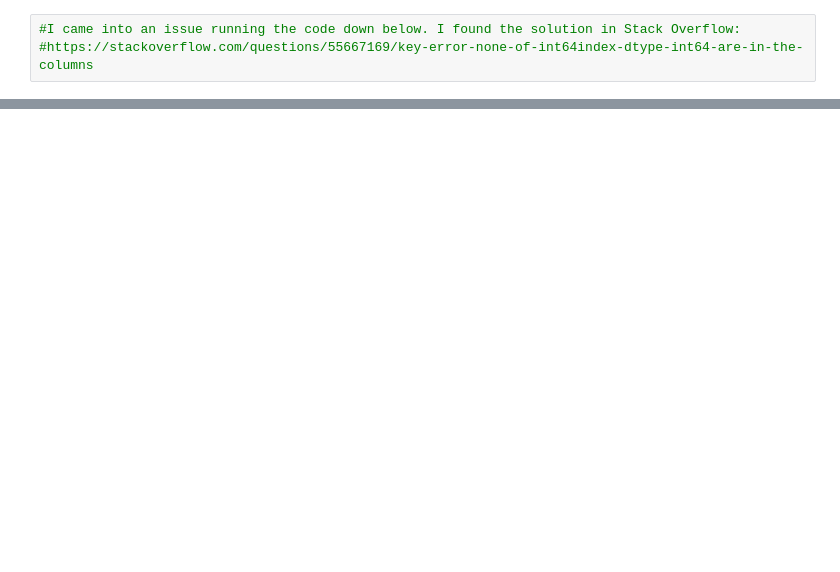
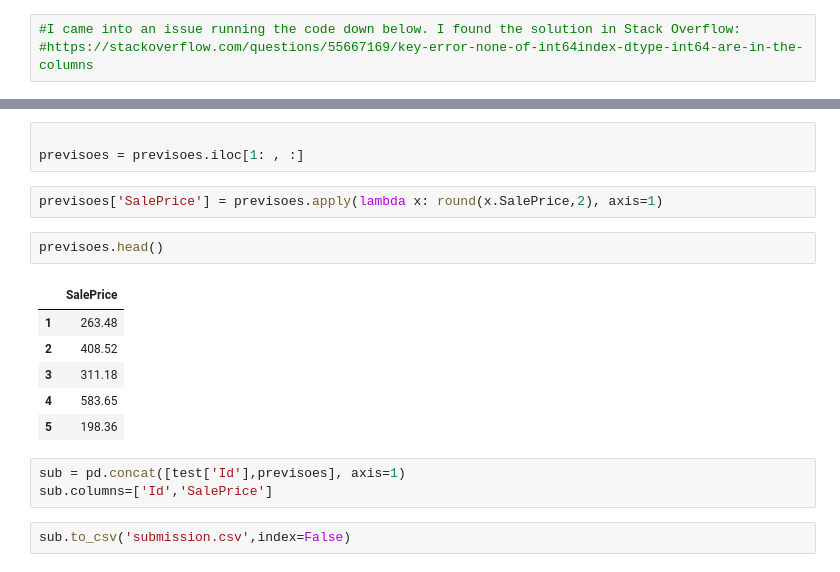
Before and after one commit to geeklicantropo/PORTFOLIO-Data-Science-In-Progress-, a Jupyter notebook: House Prices - Advanced Regression Techniques/House Price Prediction.ipynb, the cells around one changed output, grey strips where cells are left out. Cells and saved outputs as stored; diff of their text form; blank space fills up the shorter version.

```diff
--- a/House Prices - Advanced Regression Techniques/House Price Prediction.ipynb
+++ b/House Prices - Advanced Regression Techniques/House Price Prediction.ipynb
@@ -690,0 +563,19 @@ outputs.shape
+# %%
+
+previsoes = previsoes.iloc[1: , :]
+# %%
+previsoes['SalePrice'] = previsoes.apply(lambda x: round(x.SalePrice,2), axis=1)
+# %%
+previsoes.head()
+# %% [output]
+|  | SalePrice |
+| 1 | 263.48 |
+| 2 | 408.52 |
+| 3 | 311.18 |
+| 4 | 583.65 |
+| 5 | 198.36 |
+# %%
+sub = pd.concat([test['Id'],previsoes], axis=1)
+sub.columns=['Id','SalePrice']
+# %%
+sub.to_csv('submission.csv',index=False)
```
Also changed, not shown: parts of 22 cells of this notebook.
